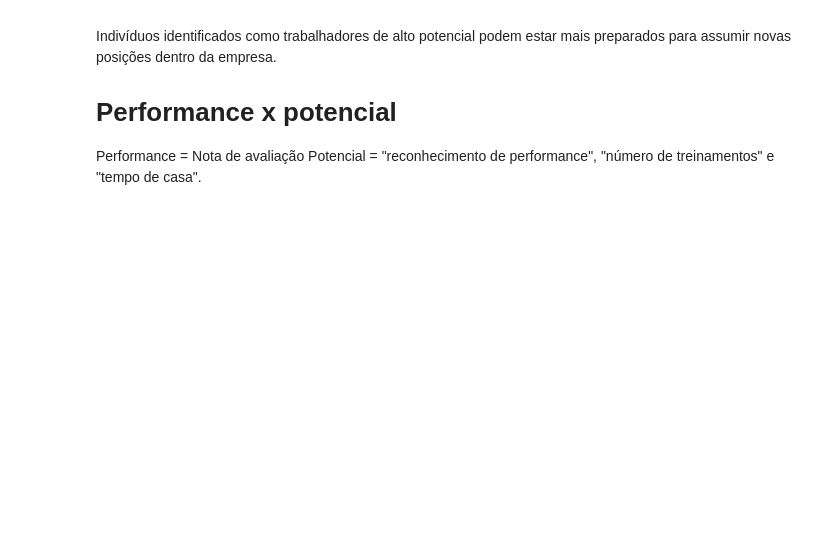
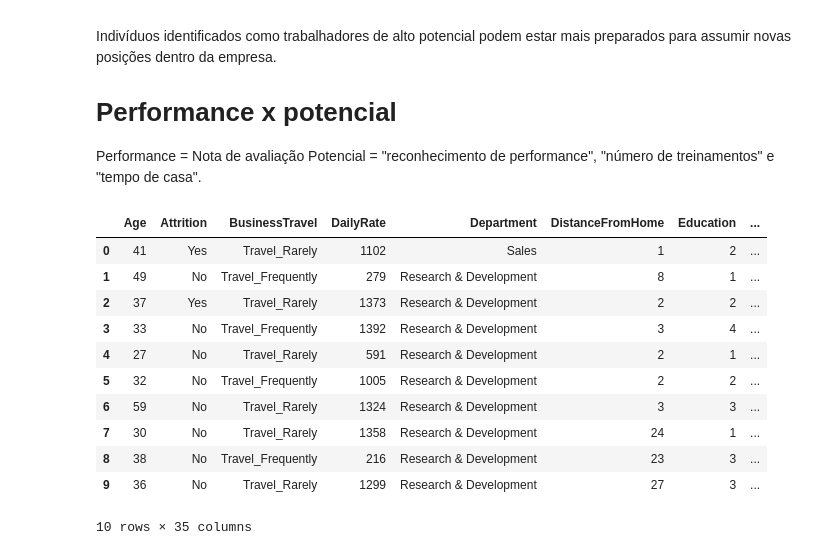
Before and after one commit to fabiocuryfcp/PortFolio_Scripts, a Jupyter notebook: 9Box.ipynb, the cells around one changed output. Cells and saved outputs as stored; diff of their text form; code cells hidden in the pictures; blank space fills up the shorter version.

Commit message:
Atualização Dataset

```diff
--- a/9Box.ipynb
+++ b/9Box.ipynb
@@ -28,17 +28,18 @@ import seaborn as sns
 
 # print("Path to dataset files:", path)
 # %%
-bd_rh = pd.read_csv("C:/Users/fabio/.cache/kagglehub/datasets/pavansubhasht/ibm-hr-analytics-attrition-dataset/versions/1/WA_Fn-UseC_-HR-Employee-Attrition.csv")
-
-bd_rh = bd_rh[['EmployeeCount', #'EmployeeNumber','Gender', 'JobRole', 'Department','MaritalStatus', 'BusinessTravel','OverTime', ##### Demográfico
-
-       'DailyRate', 'MonthlyRate', #Avaliação recente
-       'PerformanceRating', # Avaliação performance
-
-       'EnvironmentSatisfaction', 'RelationshipSatisfaction', # Satisfação com o ambiente de trabalho
-       'JobInvolvement','JobSatisfaction', # satisfação com o escopo de trabalho
-       'WorkLifeBalance', # satisfação com a jornada de trabalho
-
-       'MonthlyIncome','PercentSalaryHike', #Remuneração
-       'YearsAtCompany', 'YearsInCurrentRole', 'YearsSinceLastPromotion','YearsWithCurrManager' # tempo na empresa
-       ]]
+bd_rh = pd.read_csv("https://raw.githubusercontent.com/fabiocuryfcp/dataset/refs/heads/main/WA_Fn-UseC_-HR-Employee-Attrition.csv")
+bd_rh.head(10)
+# %% [output]
+|  | Age | Attrition | BusinessTravel | DailyRate | Department | DistanceFromHome | Education | ... |
+| 0 | 41 | Yes | Travel_Rarely | 1102 | Sales | 1 | 2 | ... |
+| 1 | 49 | No | Travel_Frequently | 279 | Research & Development | 8 | 1 | ... |
+| 2 | 37 | Yes | Travel_Rarely | 1373 | Research & Development | 2 | 2 | ... |
+| 3 | 33 | No | Travel_Frequently | 1392 | Research & Development | 3 | 4 | ... |
+| 4 | 27 | No | Travel_Rarely | 591 | Research & Development | 2 | 1 | ... |
+| 5 | 32 | No | Travel_Frequently | 1005 | Research & Development | 2 | 2 | ... |
+| 6 | 59 | No | Travel_Rarely | 1324 | Research & Development | 3 | 3 | ... |
+| 7 | 30 | No | Travel_Rarely | 1358 | Research & Development | 24 | 1 | ... |
+| 8 | 38 | No | Travel_Frequently | 216 | Research & Development | 23 | 3 | ... |
+| 9 | 36 | No | Travel_Rarely | 1299 | Research & Development | 27 | 3 | ... |
+10 rows × 35 columns
```
Also changed, not shown: parts of 7 cells of this notebook.
